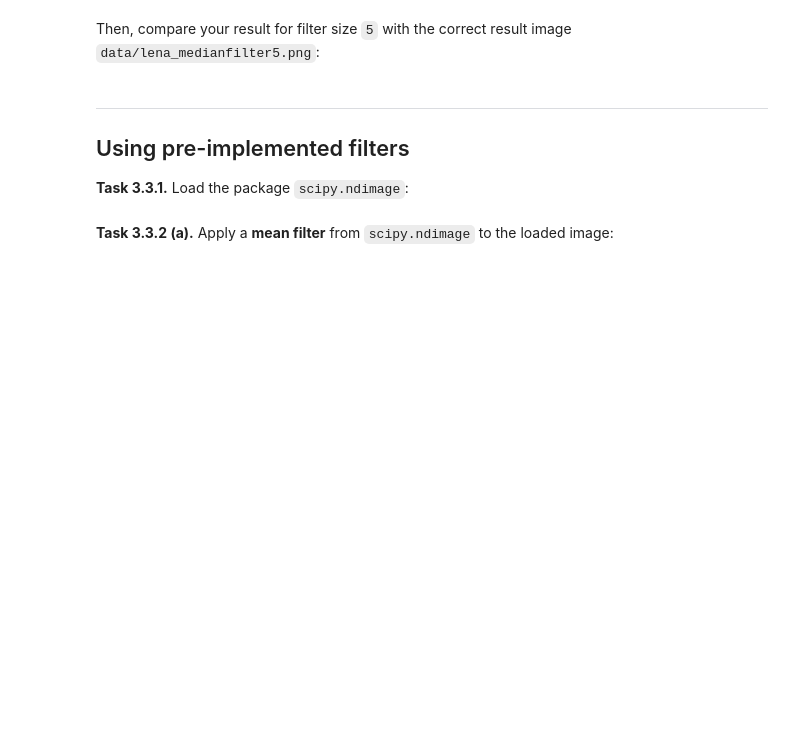
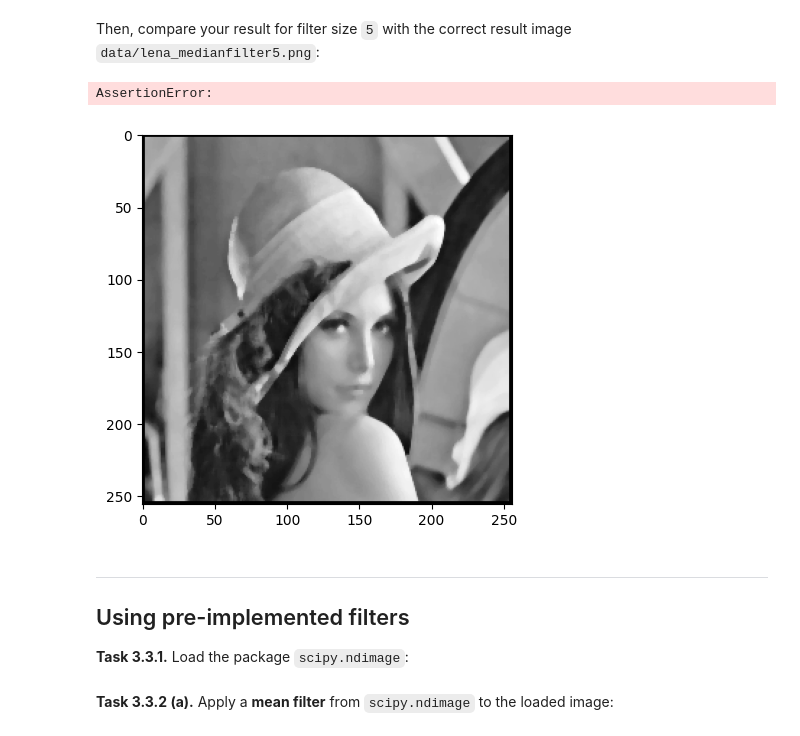
Before and after one commit to leventetn/mobi-fs3-python, a Jupyter notebook: task3.ipynb, the cells around one changed output. Saved outputs shown, nothing was run; the diff lists cells and outputs as text; code cells hidden in the pictures; blank space fills up the shorter version.

```diff
--- a/task3.ipynb
+++ b/task3.ipynb
@@ -65,5 +82,12 @@ def medianfilter(img, size):
 # %% [markdown]
 Then, compare your result for filter size `5` with the correct result image `data/lena_medianfilter5.png`:
+# %%
+lena = plt.imread('data/lena_medianfilter5.png')
+plt.imshow(lena, 'gray')
+assert numpy.allclose(medianfilter(img, 5), lena, atol=1/255)
+# %% [output]
+AssertionError:
+[figure, added]
 # %% [markdown]
 ---
 
```
Also changed, not shown: parts of 3 cells of this notebook.
